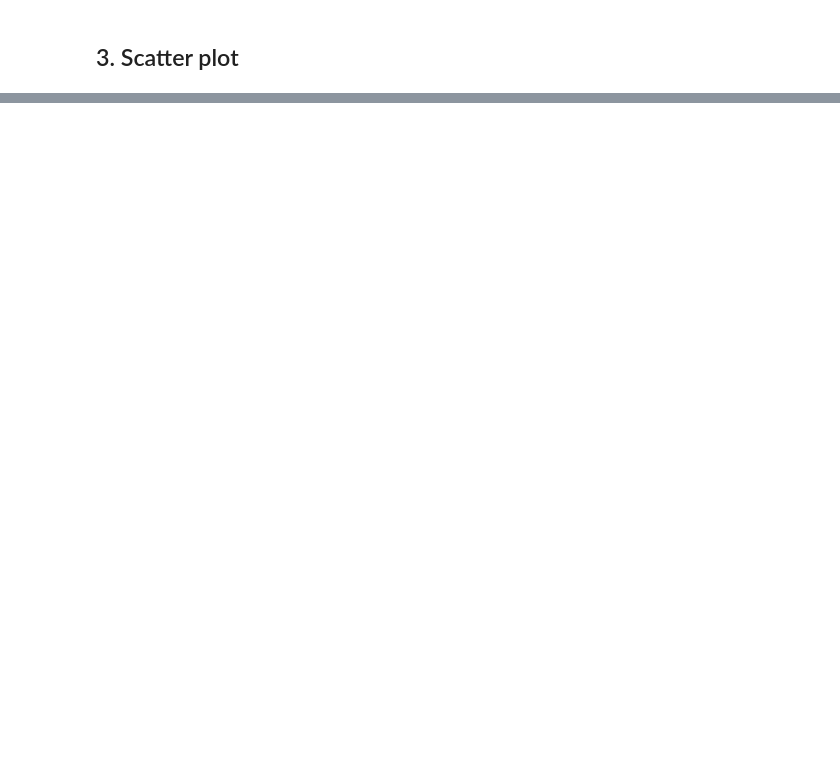
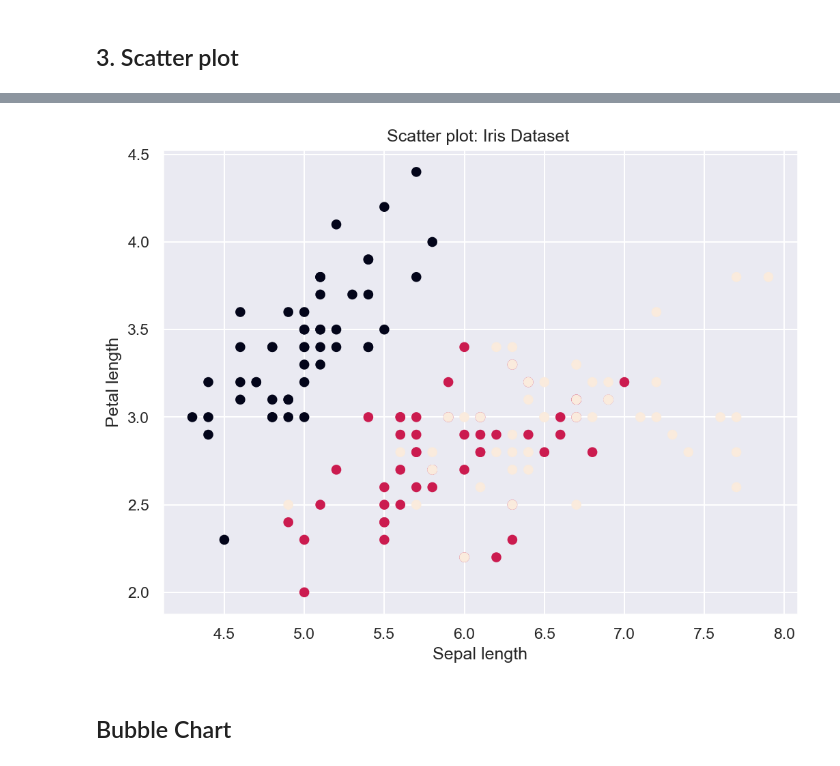
Before and after one commit to ayosamobitade/Exploratory-Data-Analytic-Projects, a Jupyter notebook: Visual Aids For Analysis/Visual Aids For EDA.ipynb, the cells around one changed output, grey strips where cells are left out. Saved outputs shown, nothing was run; the diff lists cells and outputs as text; code cells hidden in the pictures; blank space fills up the shorter version.

```diff
--- a/Visual Aids For Analysis/Visual Aids For EDA.ipynb
+++ b/Visual Aids For Analysis/Visual Aids For EDA.ipynb
@@ -121,0 +159,20 @@ plt.show();
+# %%
+# using seaborn to load the dataset
+
+plt.rcParams['figure.figsize'] = (8, 6)
+plt.rcParams['figure.dpi'] = 150
+
+df = sns.load_dataset('iris')
+df['species'] = df['species'].map({'setosa':0, 'versicolor':1, 'virginica':2})
+
+plt.scatter(x = df['sepal_length'], y = df['sepal_width'], c=df.species)
+plt.title('Scatter plot: Iris Dataset ')
+
+plt.xlabel('Sepal length')
+plt.ylabel('Petal length')
+
+plt.show();
+# %% [output]
+[figure, added]
+# %% [markdown]
+## Bubble Chart
```
Also changed, not shown: parts of 6 cells of this notebook, 4 other files.
